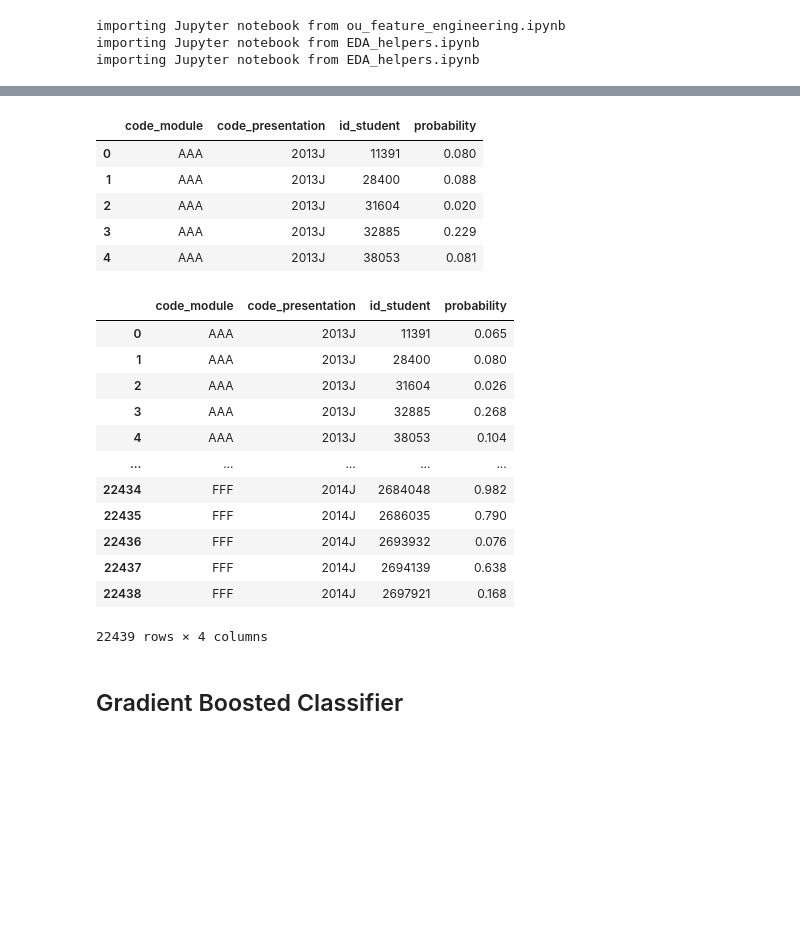
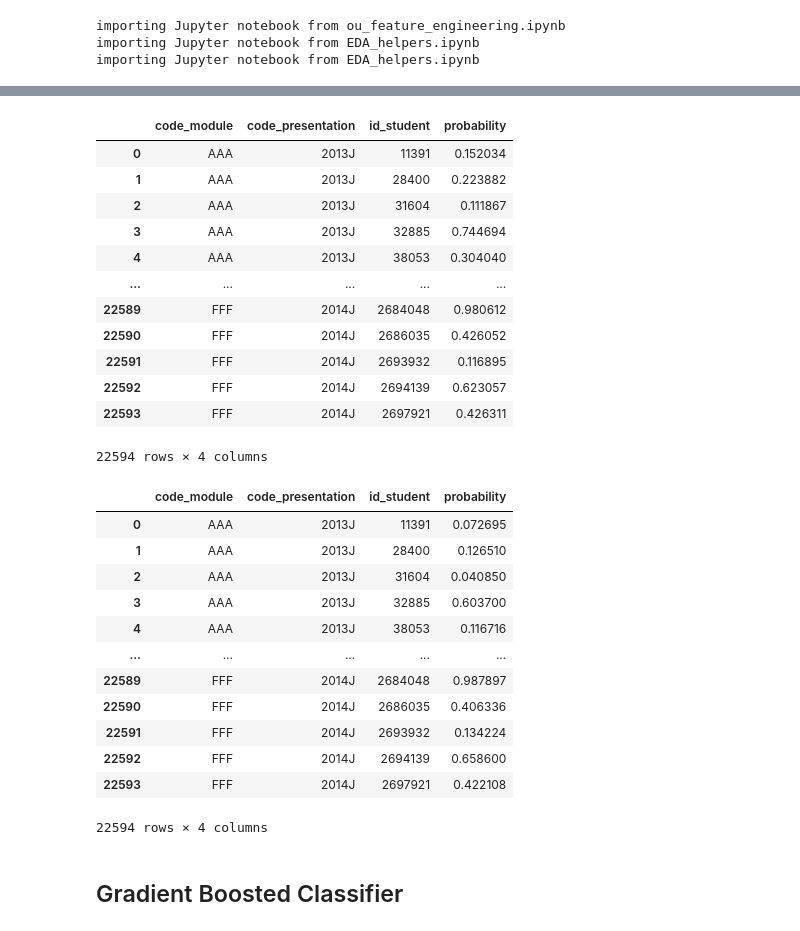
Before and after one commit to sustrev/SIADS697, a Jupyter notebook: prediction_algorithm.ipynb, the cells around one changed output, grey strips where cells are left out. Saved outputs shown, nothing was run; the diff lists cells and outputs as text; code cells hidden in the pictures; blank space fills up the shorter version.

Commit message:
Cleaned up code to use defined functions, updated predicts

```diff
--- a/prediction_algorithm.ipynb
+++ b/prediction_algorithm.ipynb
@@ -51,11 +44,11 @@ df_f = df[df['code_module'] == 'FFF'] # 6257 rows
 # %%
-index_cols = ['code_module', 'code_presentation', 'id_student']
-label = ['final_result']
-not_features = ['code_module', 'code_presentation', 'id_student', 'final_result', 'date_unregistration',]
+def get_index():
+    return ['code_module', 'code_presentation', 'id_student']
+
+def get_label():
+    return ['final_result']
 
 # added in full list of possible features here - for easy removal/adding
-def get_label():
-    return ['final_result']
 def get_features():
     features = ['weighted_score_A2',
             #'score_A2',
@@ -178,8 +171,6 @@ def get_features():
 
 def get_all_features(df, not_features = ['code_module', 'code_presentation', 'id_student', 'final_result', 'date_unregistration','probability']):
     return [col for col in df.columns if col not in not_features]
-
-features = get_features()
 # %%
 # create train test split for all dfs
 # same as df_a, df_b,... df_f, but now we can iterate easily through each
@@ -321,7 +301,7 @@ def model_best_scores(df, estimator=None, features = None, rerun=False, n_iter=1
         if type(estimator) == RandomForestClassifier:
             estimator_best_params.n_estimators = 1000
 
-        score, top, with_proba, train_score = accuracy_by_module(df_dict[key], features=features, estimator=estimator_best_params)
+        score, top, with_proba, train_score = accuracy_by_module(key, features=features, estimator=estimator_best_params)
         results[key] = {}
         results[key]['score'] = score
         results[key]['top'] = top
@@ -526,3 +369,11 @@ a_with_proba
+# %%
+a_with_proba = res['a']['with_proba']
+b_with_proba = res['b']['with_proba']
+c_with_proba = res['c']['with_proba']
+d_with_proba = res['d']['with_proba']
+e_with_proba = res['e']['with_proba']
+f_with_proba = res['f']['with_proba']
+full_with_proba = res['all']['with_proba']
 # %%
 a_with_proba.hist(column='probability')
 # %% [output]
@@ -532,14 +389,21 @@ array([[<matplotlib.axes._subplots.AxesSubplot object at 0x...>]],
 # %%
 generalized_predictions_df = full_with_proba[['code_module', 'code_presentation', 'id_student', 'probability']].copy()
 
-predictions_df.head(5)
+generalized_predictions_df
 # %% [output]
 |  | code_module | code_presentation | id_student | probability |
-| 0 | AAA | 2013J | 11391 | 0.080 |
-| 1 | AAA | 2013J | 28400 | 0.088 |
-| 2 | AAA | 2013J | 31604 | 0.020 |
-| 3 | AAA | 2013J | 32885 | 0.229 |
-| 4 | AAA | 2013J | 38053 | 0.081 |
+| 0 | AAA | 2013J | 11391 | 0.152034 |
+| 1 | AAA | 2013J | 28400 | 0.223882 |
+| 2 | AAA | 2013J | 31604 | 0.111867 |
+| 3 | AAA | 2013J | 32885 | 0.744694 |
+| 4 | AAA | 2013J | 38053 | 0.304040 |
+| ... | ... | ... | ... | ... |
+| 22589 | FFF | 2014J | 2684048 | 0.980612 |
+| 22590 | FFF | 2014J | 2686035 | 0.426052 |
+| 22591 | FFF | 2014J | 2693932 | 0.116895 |
+| 22592 | FFF | 2014J | 2694139 | 0.623057 |
+| 22593 | FFF | 2014J | 2697921 | 0.426311 |
+22594 rows × 4 columns
 # %%
 a_prob_df = a_with_proba[['code_module', 'code_presentation', 'id_student', 'probability']].copy()
 b_prob_df = b_with_proba[['code_module', 'code_presentation', 'id_student', 'probability']].copy()
@@ -552,18 +416,18 @@ class_specific_predictions = pd.concat([a_prob_df, b_prob_df, c_prob_df, d_prob_
 class_specific_predictions
 # %% [output]
 |  | code_module | code_presentation | id_student | probability |
-| 0 | AAA | 2013J | 11391 | 0.065 |
-| 1 | AAA | 2013J | 28400 | 0.080 |
-| 2 | AAA | 2013J | 31604 | 0.026 |
-| 3 | AAA | 2013J | 32885 | 0.268 |
-| 4 | AAA | 2013J | 38053 | 0.104 |
+| 0 | AAA | 2013J | 11391 | 0.072695 |
+| 1 | AAA | 2013J | 28400 | 0.126510 |
+| 2 | AAA | 2013J | 31604 | 0.040850 |
+| 3 | AAA | 2013J | 32885 | 0.603700 |
+| 4 | AAA | 2013J | 38053 | 0.116716 |
 | ... | ... | ... | ... | ... |
-| 22434 | FFF | 2014J | 2684048 | 0.982 |
-| 22435 | FFF | 2014J | 2686035 | 0.790 |
-| 22436 | FFF | 2014J | 2693932 | 0.076 |
-| 22437 | FFF | 2014J | 2694139 | 0.638 |
-| 22438 | FFF | 2014J | 2697921 | 0.168 |
+| 22589 | FFF | 2014J | 2684048 | 0.987897 |
+| 22590 | FFF | 2014J | 2686035 | 0.406336 |
+| 22591 | FFF | 2014J | 2693932 | 0.134224 |
+| 22592 | FFF | 2014J | 2694139 | 0.658600 |
+| 22593 | FFF | 2014J | 2697921 | 0.422108 |
-22439 rows × 4 columns
+22594 rows × 4 columns
 # %%
 # Uncomment this code to re-save predictions
 
```
Also changed, not shown: parts of 19 cells of this notebook, 2 other files.
